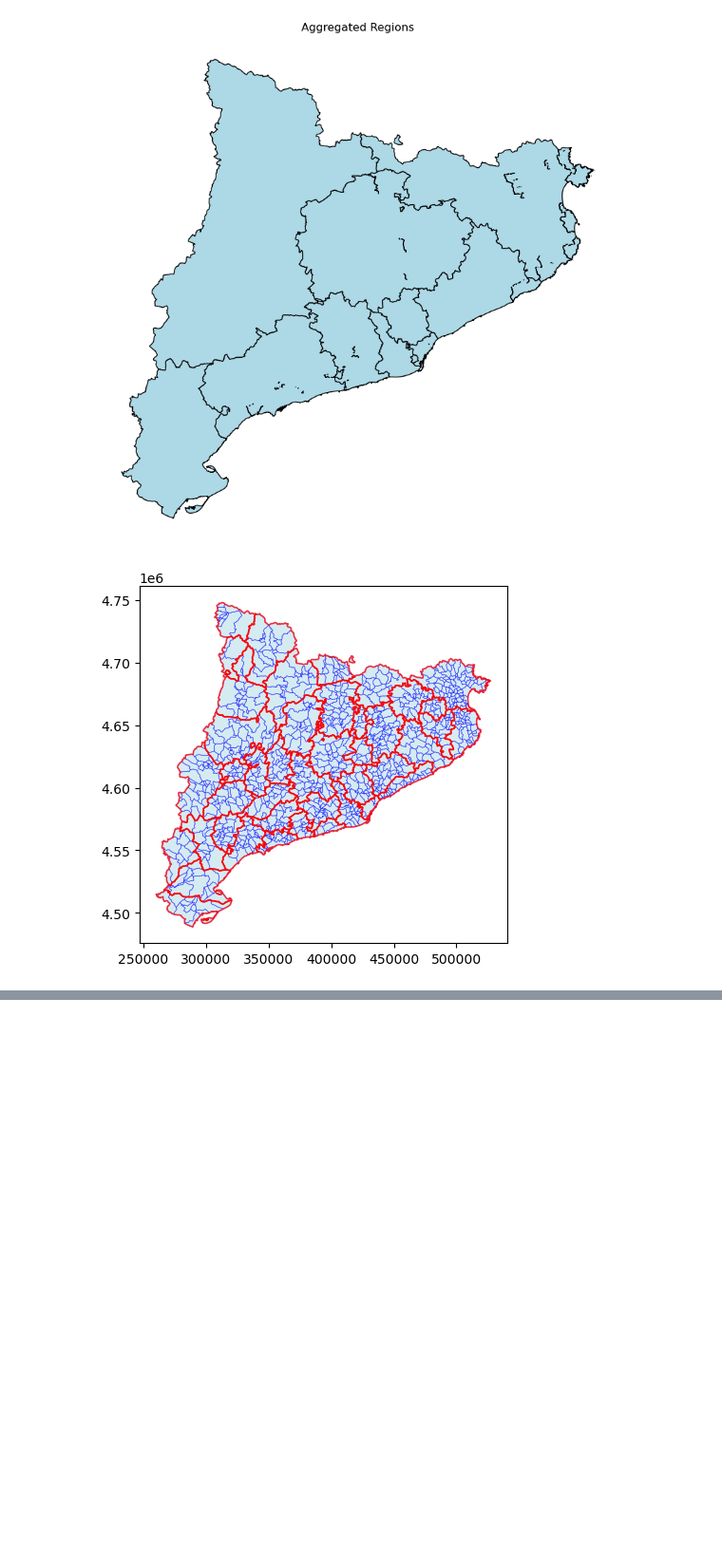
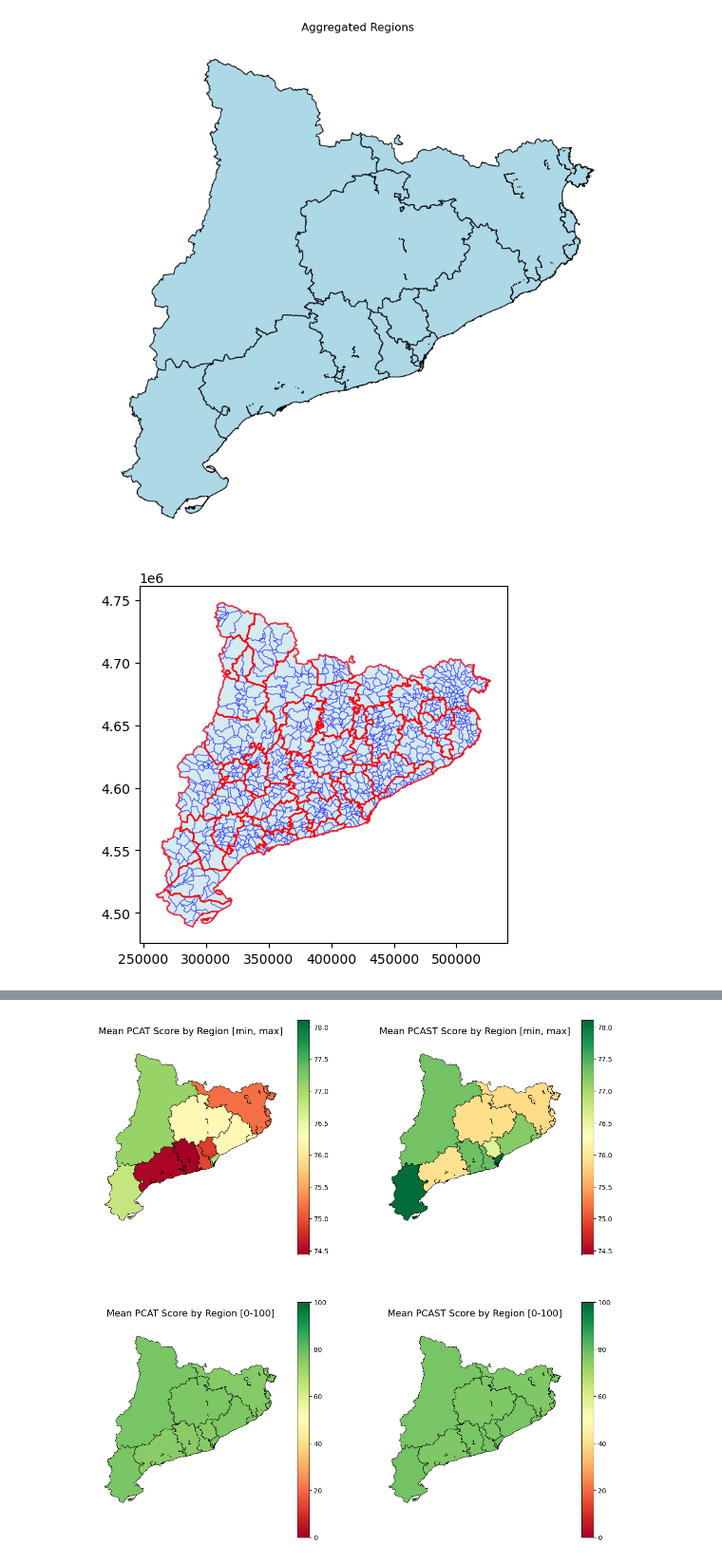
Before and after one commit to m-garcia-rodriguez/Education-Big-Data-Project, a Jupyter notebook: Notebooks/map.ipynb, the cells around one changed output, grey strips where cells are left out. Shown at 95% size. Saved outputs shown, nothing was run; the diff lists cells and outputs as text; code cells hidden in the pictures; blank space fills up the shorter version.

```diff
--- a/Notebooks/map.ipynb
+++ b/Notebooks/map.ipynb
@@ -139,0 +206,66 @@ KeyError: 'AREA_TERRITORAL'
+# %%
+fig, ((ax1, ax2),( ax3, ax4)) = plt.subplots(2, 2, figsize=(14, 14))
+
+vmin = min(merged_s_2['PCAST'].min(),merged_s['PCAT'].min())
+vmax =max(merged_s_2['PCAST'].max(),merged_s['PCAT'].max())
+
+merged_s.plot(
+    column='PCAT',
+    cmap='RdYlGn',
+    linewidth=0.6,
+    edgecolor='black',
+    legend=True,
+    ax=ax1,
+    vmin=vmin,
+    vmax=vmax
+)
+
+merged_s_2.plot(
+    column='PCAST',
+    cmap='RdYlGn',
+    linewidth=0.6,
+    edgecolor='black',
+    legend=True,
+    ax=ax2,
+    vmin=vmin,
+    vmax=vmax
+
+)
+
+vmin,vmax=0,100
+merged_s.plot(
+    column='PCAT',
+    cmap='RdYlGn',
+    linewidth=0.6,
+    edgecolor='black',
+    legend=True,
+    ax=ax3,
+    vmin=vmin,
+    vmax=vmax
+)
+merged_s_2.plot(
+    column='PCAST',
+    cmap='RdYlGn',
+    linewidth=0.6,
+    edgecolor='black',
+    legend=True,
+    ax=ax4,
+    vmin=vmin,
+    vmax=vmax
+
+)
+
+ax1.set_axis_off()
+ax1.set_title('Mean PCAT Score by Region [min, max]', fontsize=14)
+ax2.set_axis_off()
+ax2.set_title('Mean PCAST Score by Region [min, max]', fontsize=14)
+
+ax3.set_title('Mean PCAT Score by Region [0-100]', fontsize=14)
+ax2.set_axis_off()
+ax4.set_title('Mean PCAST Score by Region [0-100]', fontsize=14)
+
+ax3.set_axis_off()
+ax4.set_axis_off()
+plt.show()
+# %% [output]
+[figure, added]
```
Also changed, not shown: parts of 4 cells of this notebook, 2 other files.
